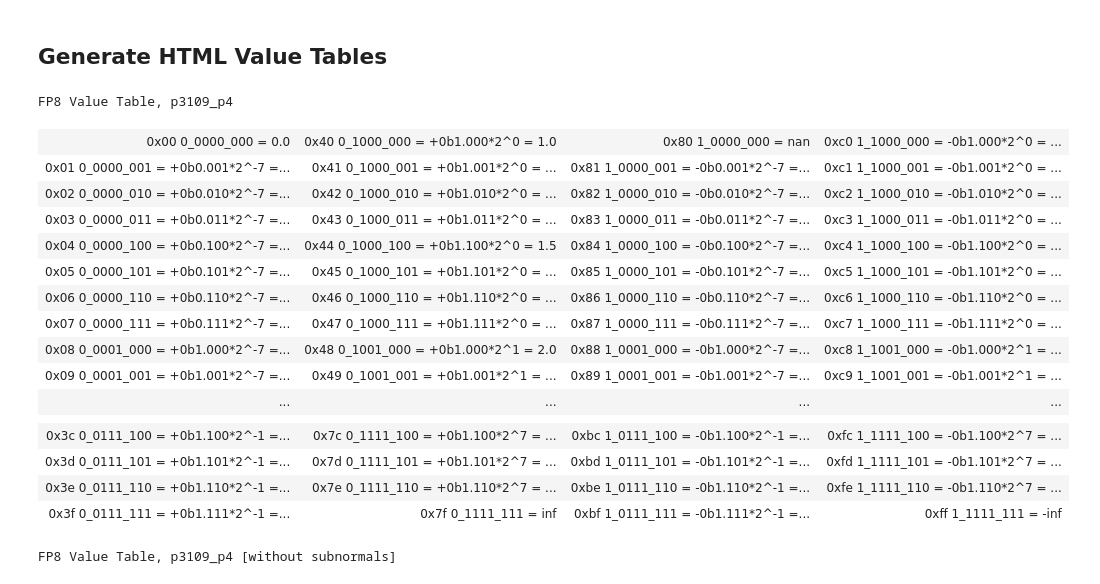
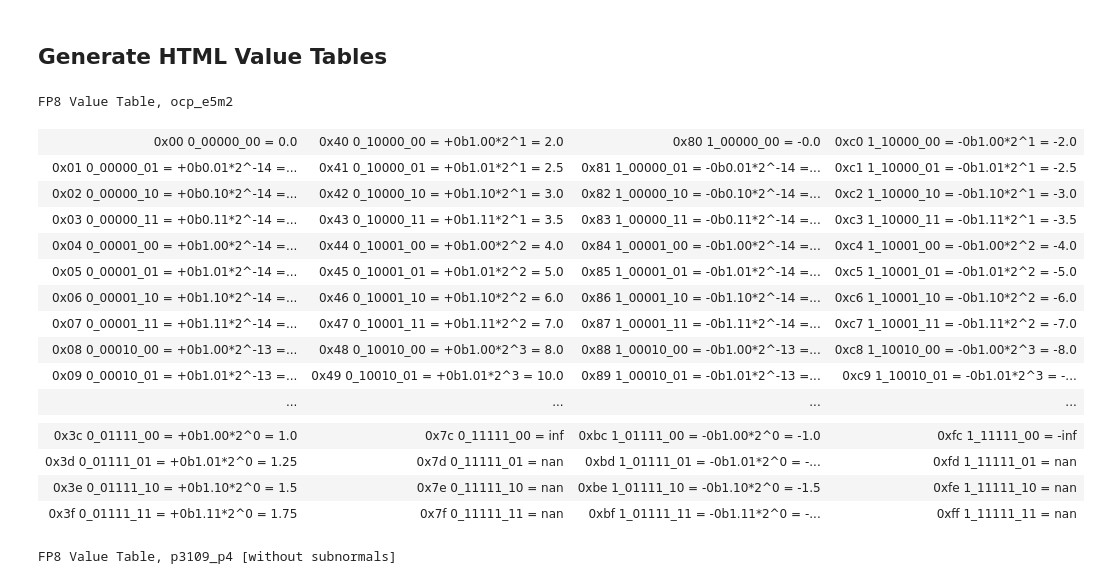
Before and after one commit to P3109/Public, a Jupyter notebook: Value Tables/make-value-tables.ipynb, the cells around one changed output. Saved outputs shown, nothing was run; the diff lists cells and outputs as text; code cells hidden in the pictures.

Commit message:
Focus on HTML generation, remove some extraneous material

```diff
--- a/Value Tables/make-value-tables.ipynb
+++ b/Value Tables/make-value-tables.ipynb
@@ -304,24 +160,3 @@ E.g `0_1011_110`.  For formats with zero significand bits or zero exponent bits,
-# %%
-def str_bits_with_underscores(fi, fv):
-  # 0_1011110_
-  if fi.tSignificandBits == 0:
-    return f'{fv.signbit}_{fv.exp:0{fi.expBits}b}_'
-
-  # 0__1011110
-  if fi.expBits == 0:
-    return f'{fv.signbit}__{fv.significand:0{fi.tSignificandBits}b}'
-
-  # 0_101_1110
-  return f'{fv.signbit}_{fv.exp:0{fi.expBits}b}_{fv.significand:0{fi.tSignificandBits}b}'
-
-fi = format_info_p3109(3)
-assert str_bits_with_underscores(fi, decode_float(fi, 0x41)) == '0_10000_01'
-
-fi = format_info_p3109(1)
-assert str_bits_with_underscores(fi, decode_float(fi, 0x41)) == '0_1000001_'
-
-fi = format_info_p3109(7)
-assert str_bits_with_underscores(fi, decode_float(fi, 0x41)) == '0_1_000001'
 # %% [markdown]
 ## Collect value statistics for formats
 
@@ -634,6 +350,25 @@ Saving to latex/value-table-format_info_ocp_e4m3.tex
 # %% [markdown]
 ## Generate HTML Value Tables
 # %%
+import airium
+from IPython.display import HTML
+
+def table_style(fv):
+    """
+    Select from the table entry styles defined in CSS below.
+    """
+    if fv.fclass == FloatClass.SUBNORMAL:
+        return "subnormal"
+
+    if fv.fclass == FloatClass.NORMAL:
+        return "normal"
+
+    if fv.fclass == FloatClass.ZERO and not fv.signbit:
+        return "normal"
+
+    # Everyting else is special
+    return "special"
+
 def mktbl(fi : FormatInfo, short=False, **kw):
   # Make tables
   cols = 4
@@ -680,52 +415,52 @@ def mktbl(fi : FormatInfo, short=False, **kw):
 '''
 
   title = f"FP8 Value Table, {fi.name}"
   a = airium.Airium()
   a('<!DOCTYPE html>')
   with a.html():
     with a.head():
         # a.meta('http-equiv="refresh" content="1"') # for rapid testing
         a.meta(charset="utf-8")
         a.title(_t=title)
         a.style(_t=style)
 
     with a.body():
         a.h3(_t=title)
 
         with a.table():
           for i in range(0,rows):
             if short and (16 <= i < 60):
               if i == 16:
                 a.tr(klass='blankrow').td('...')
               continue
             trklass='blankrow' if i > 0 and i%16 == 0 else ''
             with a.tr(klass=trklass):
               for n in range(i,256,rows):
                 fv = decode_float(fi, n)
-                text = str_tablerow(fv, show_b16_info=False, **kw)
+                text = str_tablerow(fi, fv, **kw)
                 a.td(klass=table_style(fv)).pre(_t=text)
 
   return str(a)
 
-HTML(mktbl(format_info_p3109(4), True, vs_width=8, vs_d=3))
+HTML(mktbl(format_info_ocp_e5m2, short=True, vs_width=8, vs_d=3))
 # %% [output]
-FP8 Value Table, p3109_p4
+FP8 Value Table, ocp_e5m2
-| 0x00 0_0000_000 = 0.0 | 0x40 0_1000_000 = +0b1.000*2^0 = 1.0 | 0x80 1_0000_000 = nan | 0xc0 1_1000_000 = -0b1.000*2^0 = ... |
-| 0x01 0_0000_001 = +0b0.001*2^-7 =... | 0x41 0_1000_001 = +0b1.001*2^0 = ... | 0x81 1_0000_001 = -0b0.001*2^-7 =... | 0xc1 1_1000_001 = -0b1.001*2^0 = ... |
-| 0x02 0_0000_010 = +0b0.010*2^-7 =... | 0x42 0_1000_010 = +0b1.010*2^0 = ... | 0x82 1_0000_010 = -0b0.010*2^-7 =... | 0xc2 1_1000_010 = -0b1.010*2^0 = ... |
-| 0x03 0_0000_011 = +0b0.011*2^-7 =... | 0x43 0_1000_011 = +0b1.011*2^0 = ... | 0x83 1_0000_011 = -0b0.011*2^-7 =... | 0xc3 1_1000_011 = -0b1.011*2^0 = ... |
-| 0x04 0_0000_100 = +0b0.100*2^-7 =... | 0x44 0_1000_100 = +0b1.100*2^0 = 1.5 | 0x84 1_0000_100 = -0b0.100*2^-7 =... | 0xc4 1_1000_100 = -0b1.100*2^0 = ... |
-| 0x05 0_0000_101 = +0b0.101*2^-7 =... | 0x45 0_1000_101 = +0b1.101*2^0 = ... | 0x85 1_0000_101 = -0b0.101*2^-7 =... | 0xc5 1_1000_101 = -0b1.101*2^0 = ... |
-| 0x06 0_0000_110 = +0b0.110*2^-7 =... | 0x46 0_1000_110 = +0b1.110*2^0 = ... | 0x86 1_0000_110 = -0b0.110*2^-7 =... | 0xc6 1_1000_110 = -0b1.110*2^0 = ... |
-| 0x07 0_0000_111 = +0b0.111*2^-7 =... | 0x47 0_1000_111 = +0b1.111*2^0 = ... | 0x87 1_0000_111 = -0b0.111*2^-7 =... | 0xc7 1_1000_111 = -0b1.111*2^0 = ... |
-| 0x08 0_0001_000 = +0b1.000*2^-7 =... | 0x48 0_1001_000 = +0b1.000*2^1 = 2.0 | 0x88 1_0001_000 = -0b1.000*2^-7 =... | 0xc8 1_1001_000 = -0b1.000*2^1 = ... |
-| 0x09 0_0001_001 = +0b1.001*2^-7 =... | 0x49 0_1001_001 = +0b1.001*2^1 = ... | 0x89 1_0001_001 = -0b1.001*2^-7 =... | 0xc9 1_1001_001 = -0b1.001*2^1 = ... |
+| 0x00 0_00000_00 = 0.0 | 0x40 0_10000_00 = +0b1.00*2^1 = 2.0 | 0x80 1_00000_00 = -0.0 | 0xc0 1_10000_00 = -0b1.00*2^1 = -2.0 |
+| 0x01 0_00000_01 = +0b0.01*2^-14 =... | 0x41 0_10000_01 = +0b1.01*2^1 = 2.5 | 0x81 1_00000_01 = -0b0.01*2^-14 =... | 0xc1 1_10000_01 = -0b1.01*2^1 = -2.5 |
+| 0x02 0_00000_10 = +0b0.10*2^-14 =... | 0x42 0_10000_10 = +0b1.10*2^1 = 3.0 | 0x82 1_00000_10 = -0b0.10*2^-14 =... | 0xc2 1_10000_10 = -0b1.10*2^1 = -3.0 |
+| 0x03 0_00000_11 = +0b0.11*2^-14 =... | 0x43 0_10000_11 = +0b1.11*2^1 = 3.5 | 0x83 1_00000_11 = -0b0.11*2^-14 =... | 0xc3 1_10000_11 = -0b1.11*2^1 = -3.5 |
+| 0x04 0_00001_00 = +0b1.00*2^-14 =... | 0x44 0_10001_00 = +0b1.00*2^2 = 4.0 | 0x84 1_00001_00 = -0b1.00*2^-14 =... | 0xc4 1_10001_00 = -0b1.00*2^2 = -4.0 |
+| 0x05 0_00001_01 = +0b1.01*2^-14 =... | 0x45 0_10001_01 = +0b1.01*2^2 = 5.0 | 0x85 1_00001_01 = -0b1.01*2^-14 =... | 0xc5 1_10001_01 = -0b1.01*2^2 = -5.0 |
+| 0x06 0_00001_10 = +0b1.10*2^-14 =... | 0x46 0_10001_10 = +0b1.10*2^2 = 6.0 | 0x86 1_00001_10 = -0b1.10*2^-14 =... | 0xc6 1_10001_10 = -0b1.10*2^2 = -6.0 |
+| 0x07 0_00001_11 = +0b1.11*2^-14 =... | 0x47 0_10001_11 = +0b1.11*2^2 = 7.0 | 0x87 1_00001_11 = -0b1.11*2^-14 =... | 0xc7 1_10001_11 = -0b1.11*2^2 = -7.0 |
+| 0x08 0_00010_00 = +0b1.00*2^-13 =... | 0x48 0_10010_00 = +0b1.00*2^3 = 8.0 | 0x88 1_00010_00 = -0b1.00*2^-13 =... | 0xc8 1_10010_00 = -0b1.00*2^3 = -8.0 |
+| 0x09 0_00010_01 = +0b1.01*2^-13 =... | 0x49 0_10010_01 = +0b1.01*2^3 = 10.0 | 0x89 1_00010_01 = -0b1.01*2^-13 =... | 0xc9 1_10010_01 = -0b1.01*2^3 = -... |
 | ... | ... | ... | ... |
 |  |
-| 0x3c 0_0111_100 = +0b1.100*2^-1 =... | 0x7c 0_1111_100 = +0b1.100*2^7 = ... | 0xbc 1_0111_100 = -0b1.100*2^-1 =... | 0xfc 1_1111_100 = -0b1.100*2^7 = ... |
-| 0x3d 0_0111_101 = +0b1.101*2^-1 =... | 0x7d 0_1111_101 = +0b1.101*2^7 = ... | 0xbd 1_0111_101 = -0b1.101*2^-1 =... | 0xfd 1_1111_101 = -0b1.101*2^7 = ... |
-| 0x3e 0_0111_110 = +0b1.110*2^-1 =... | 0x7e 0_1111_110 = +0b1.110*2^7 = ... | 0xbe 1_0111_110 = -0b1.110*2^-1 =... | 0xfe 1_1111_110 = -0b1.110*2^7 = ... |
-| 0x3f 0_0111_111 = +0b1.111*2^-1 =... | 0x7f 0_1111_111 = inf | 0xbf 1_0111_111 = -0b1.111*2^-1 =... | 0xff 1_1111_111 = -inf |
+| 0x3c 0_01111_00 = +0b1.00*2^0 = 1.0 | 0x7c 0_11111_00 = inf | 0xbc 1_01111_00 = -0b1.00*2^0 = -1.0 | 0xfc 1_11111_00 = -inf |
+| 0x3d 0_01111_01 = +0b1.01*2^0 = 1.25 | 0x7d 0_11111_01 = nan | 0xbd 1_01111_01 = -0b1.01*2^0 = -... | 0xfd 1_11111_01 = nan |
+| 0x3e 0_01111_10 = +0b1.10*2^0 = 1.5 | 0x7e 0_11111_10 = nan | 0xbe 1_01111_10 = -0b1.10*2^0 = -1.5 | 0xfe 1_11111_10 = nan |
+| 0x3f 0_01111_11 = +0b1.11*2^0 = 1.75 | 0x7f 0_11111_11 = nan | 0xbf 1_01111_11 = -0b1.11*2^0 = -... | 0xff 1_11111_11 = nan |
 # %%
 # What would the table look like without subnormals
 fi = format_info_p3109(4)
```
Also changed, not shown: parts of 27 cells of this notebook.
